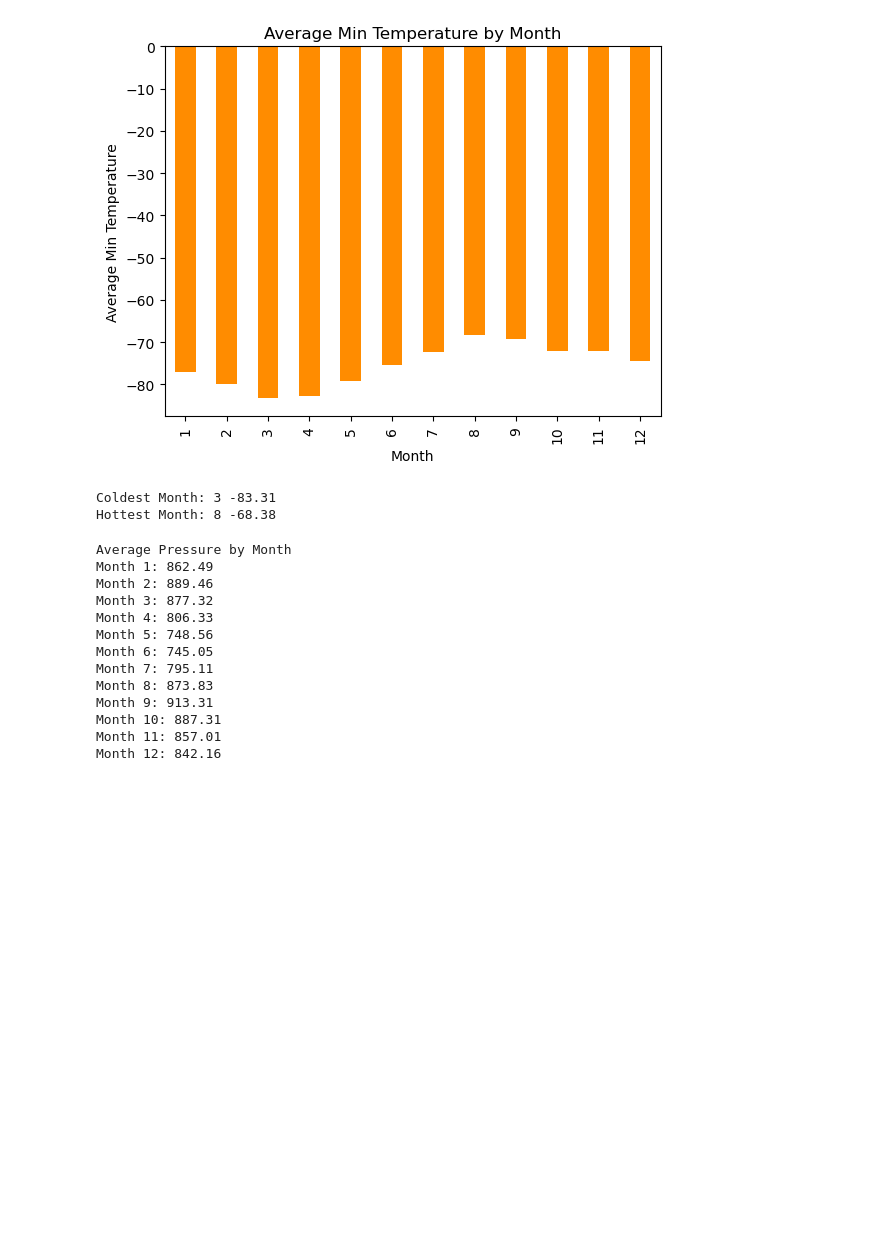
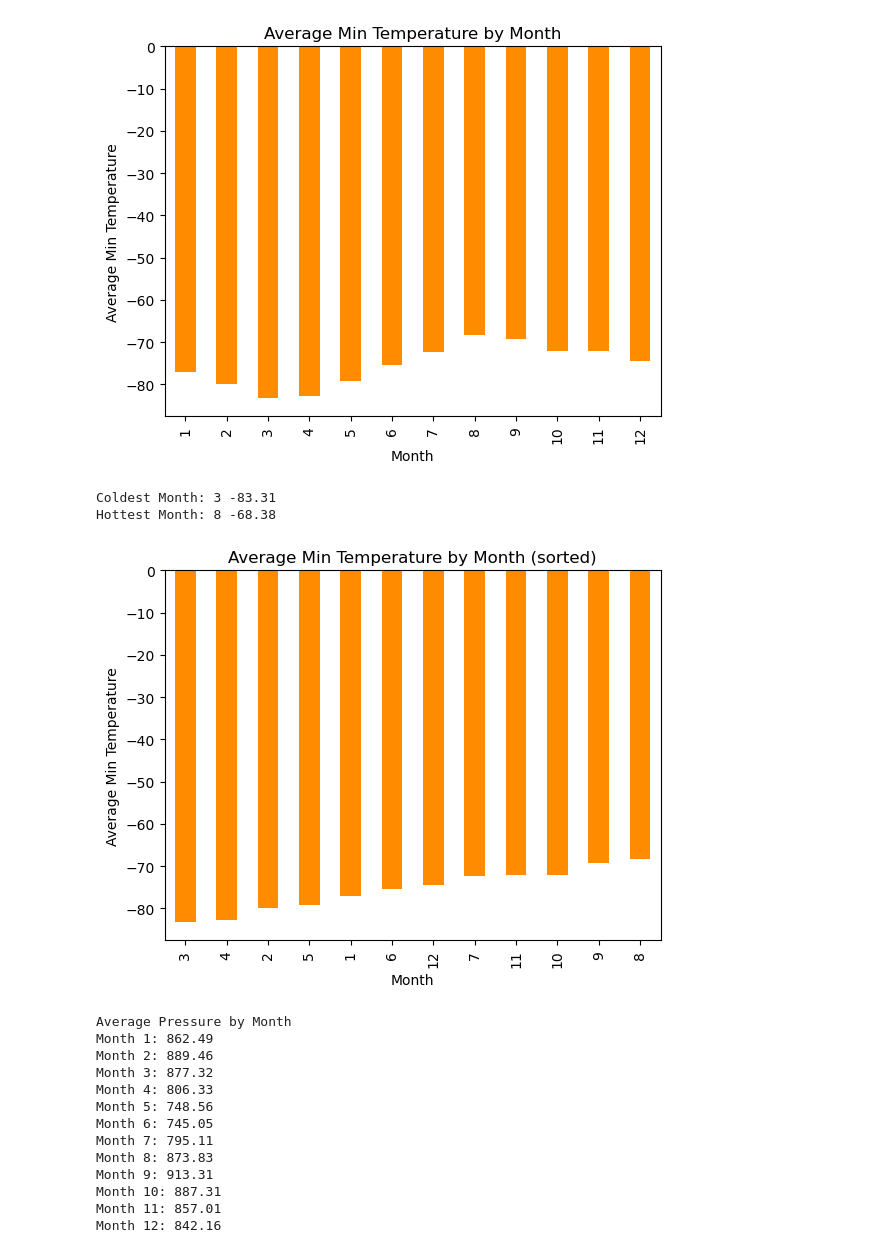
Before and after one commit to kayleepat/mars-challenge, a Jupyter notebook: part_2_mars_weather.ipynb, the cells around one changed output. Saved outputs shown, nothing was run; the diff lists cells and outputs as text; code cells hidden in the pictures; blank space fills up the shorter version.

```diff
--- a/part_2_mars_weather.ipynb
+++ b/part_2_mars_weather.ipynb
@@ -229,16 +229,28 @@ plt.show()
 # %%
 # Identify the coldest and hottest months in Curiosity's location
 coldest_avg = avg_min_temp_by_month.min()
 coldest_month = avg_min_temp_by_month.idxmin()
 
 hottest_avg = avg_min_temp_by_month.max()
 hottest_month = avg_min_temp_by_month.idxmax()
 
 print(f'Coldest Month: {coldest_month} {coldest_avg:.2f}')
 print(f'Hottest Month: {hottest_month} {hottest_avg:.2f}')
+
+# plot
+# plot data
+avg_min_temp_by_month.sort_values().plot(kind='bar', color='darkorange')
+
+# format plot
+plt.xlabel('Month')
+plt.ylabel('Average Min Temperature')
+plt.title('Average Min Temperature by Month (sorted)')
+
+plt.show()
 # %% [output]
 Coldest Month: 3 -83.31
 Hottest Month: 8 -68.38
+[figure, added]
 # %%
 # 4. Average pressure by Martian month
 avg_pressure_by_month = df['pressure'].groupby(df['month']).mean()
```
Also changed, not shown: parts of 4 cells of this notebook, 3 other files.
